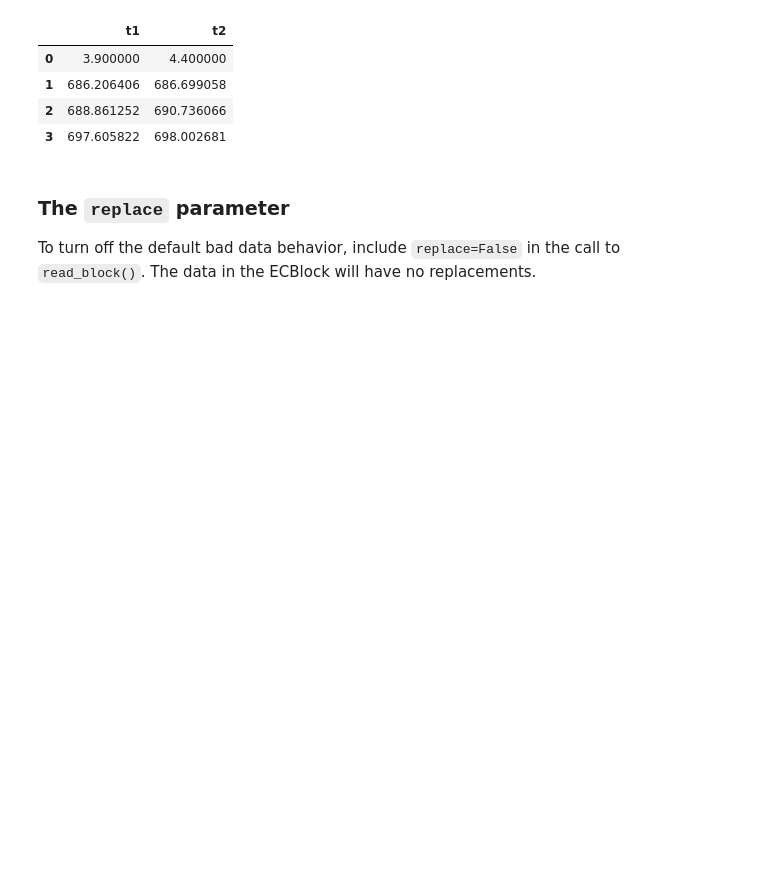
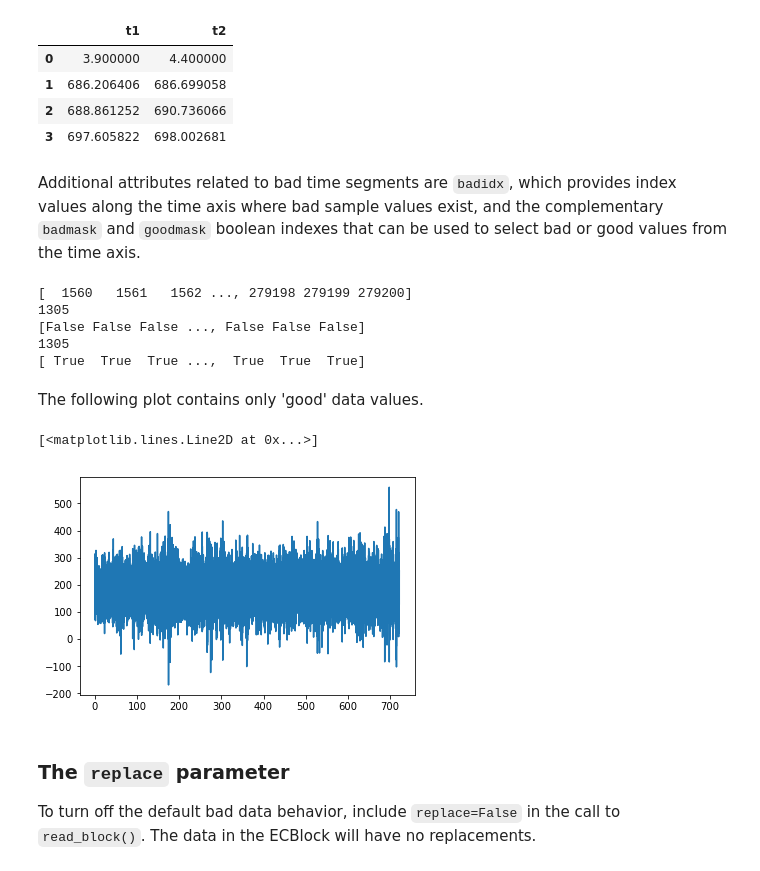
Before and after one commit to rsprouse/ecog_ucsf, a Jupyter notebook: doc/read_block.ipynb, the cells around one changed output. Cells and saved outputs as stored; diff of their text form; code cells hidden in the pictures; blank space fills up the shorter version.

```diff
--- a/doc/read_block.ipynb
+++ b/doc/read_block.ipynb
@@ -252,6 +330,27 @@ ds.badsegs
 | 1 | 686.206406 | 686.699058 |
 | 2 | 688.861252 | 690.736066 |
 | 3 | 697.605822 | 698.002681 |
+# %% [markdown]
+Additional attributes related to bad time segments are `badidx`, which provides index values along the time axis where bad sample values exist, and the complementary `badmask` and `goodmask` boolean indexes that can be used to select bad or good values from the time axis.
+# %%
+print(ds.badidx)
+print(len(ds.badidx))
+print(ds.badmask)
+print(ds.badmask.sum())    # should be the same as len(ds.badidx)
+print(ds.goodmask)
+# %% [output]
+[  1560   1561   1562 ..., 279198 279199 279200]
+1305
+[False False False ..., False False False]
+1305
+[ True  True  True ...,  True  True  True]
+# %% [markdown]
+The following plot contains only 'good' data values.
+# %%
+plt.plot(ds.tsamp[ds.goodmask], ds.data[0,ds.goodmask])
+# %% [output]
+[<matplotlib.lines.Line2D at 0x...>]
+[figure, added]
 # %% [markdown]
 ### The `replace` parameter
 
```
Also changed, not shown: parts of 17 cells of this notebook.
